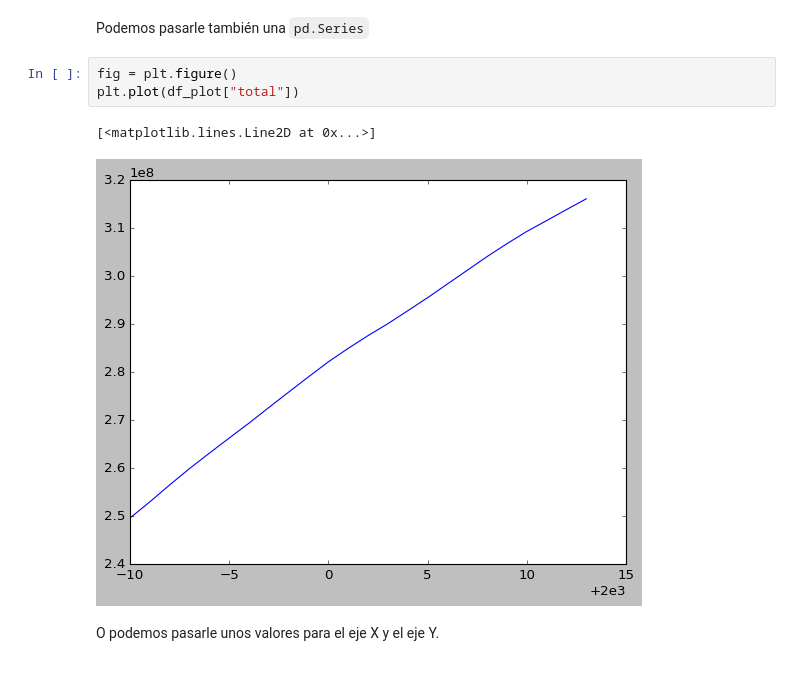
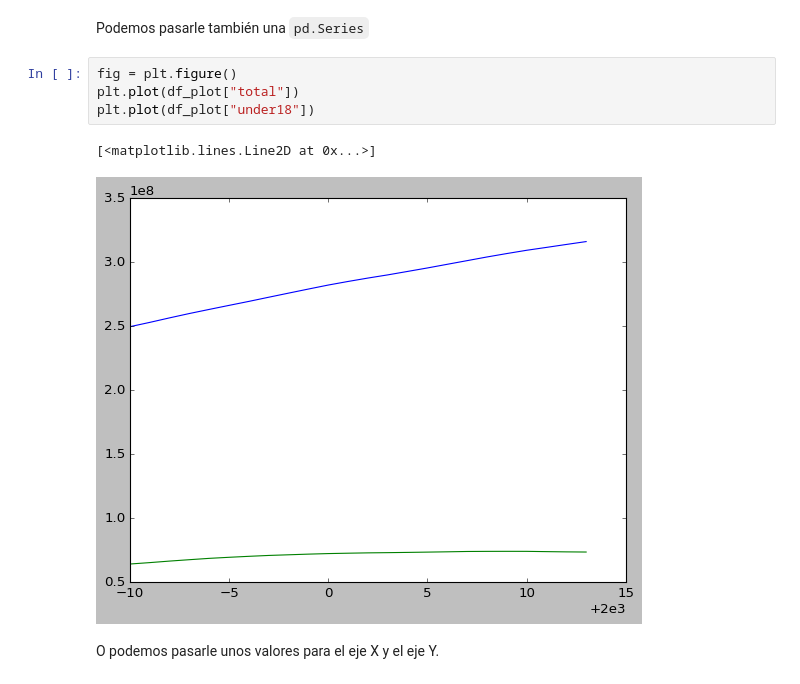
Before and after one commit to diego-dng/1026_DS_VITORIA-GASTEIZ, a Jupyter notebook: 2-Data_analysis/4-Visualización/1-Matplotlib/Viz1-Matplotlib_1_Intro.ipynb, the cells around one changed output. Cells and saved outputs as stored; diff of their text form.

```diff
--- a/2-Data_analysis/4-Visualización/1-Matplotlib/Viz1-Matplotlib_1_Intro.ipynb
+++ b/2-Data_analysis/4-Visualización/1-Matplotlib/Viz1-Matplotlib_1_Intro.ipynb
@@ -269,9 +269,10 @@ Podemos pasarle también una `pd.Series`
 # %%
 fig = plt.figure()
 plt.plot(df_plot["total"])
+plt.plot(df_plot["under18"])
 # %% [output]
 [<matplotlib.lines.Line2D at 0x...>]
-[figure, old version]
+[figure, new version]
 # %% [markdown]
 O podemos pasarle unos valores para el eje X y el eje Y.
 # %%
```
Also changed, not shown: parts of 3 cells of this notebook, 15 other files.
